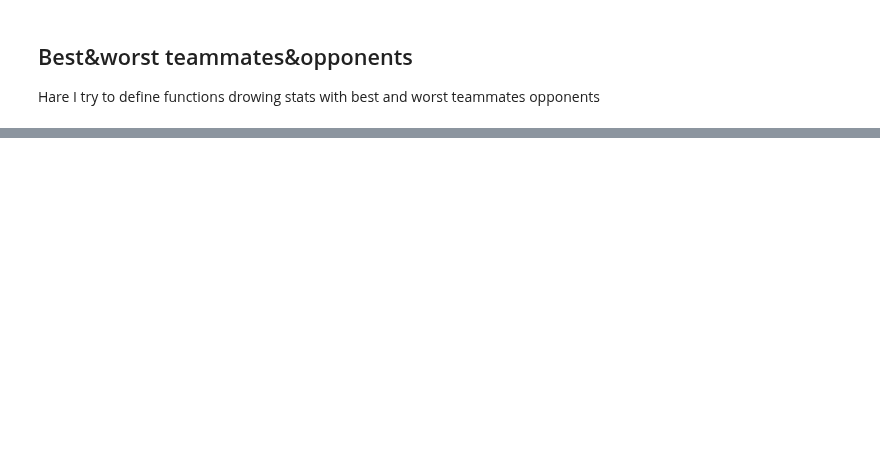
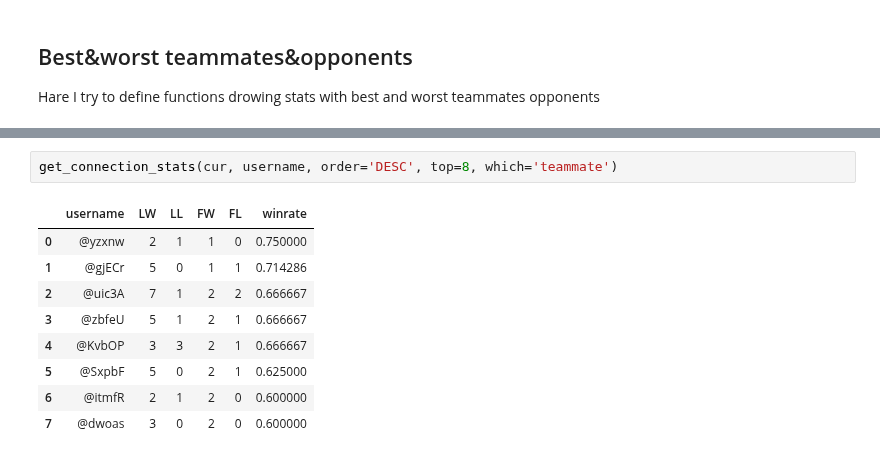
Before and after one commit to Alex-Kopylov/Secret-Hitler-Telegram-Bot-Statistic-Collector, a Jupyter notebook: Visualisation.ipynb, the cells around one changed output, grey strips where cells are left out. Cells and saved outputs as stored; diff of their text form; blank space fills up the shorter version.

```diff
--- a/Visualisation.ipynb
+++ b/Visualisation.ipynb
@@ -483,0 +392,12 @@ df
+# %%
+get_connection_stats(cur, username, order='DESC', top=8, which='teammate')
+# %% [output]
+|  | username | LW | LL | FW | FL | winrate |
+| 0 | @yzxnw | 2 | 1 | 1 | 0 | 0.750000 |
+| 1 | @gjECr | 5 | 0 | 1 | 1 | 0.714286 |
+| 2 | @uic3A | 7 | 1 | 2 | 2 | 0.666667 |
+| 3 | @zbfeU | 5 | 1 | 2 | 1 | 0.666667 |
+| 4 | @KvbOP | 3 | 3 | 2 | 1 | 0.666667 |
+| 5 | @SxpbF | 5 | 0 | 2 | 1 | 0.625000 |
+| 6 | @itmfR | 2 | 1 | 2 | 0 | 0.600000 |
+| 7 | @dwoas | 3 | 0 | 2 | 0 | 0.600000 |
```
Also changed, not shown: parts of 14 cells of this notebook, 1 other file.
